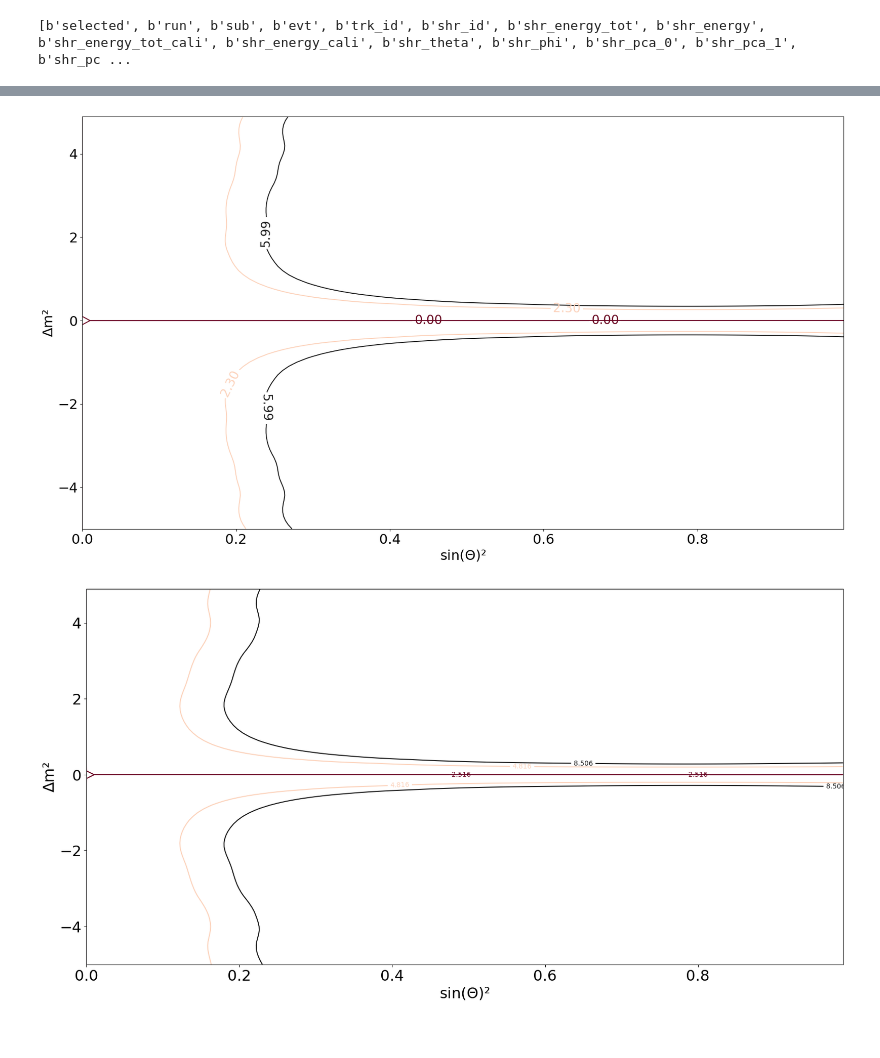
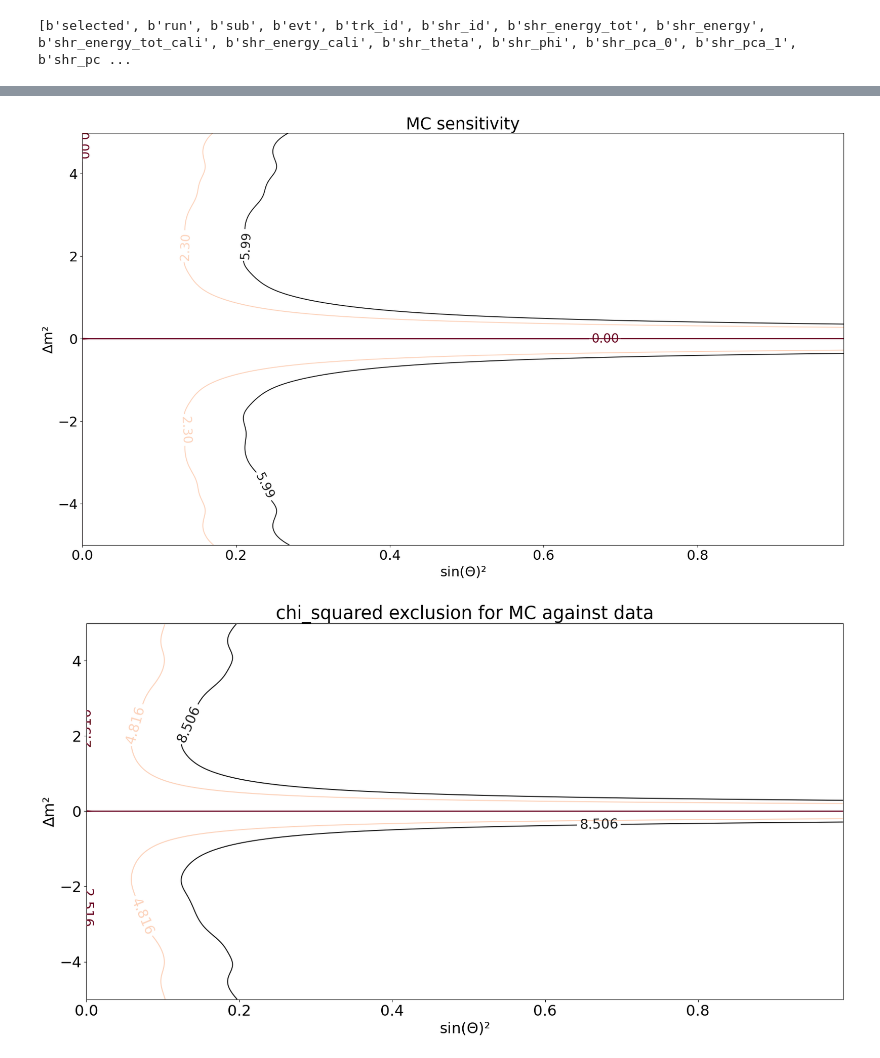
Before and after one commit to finnerudo/MScproject, a Jupyter notebook: Plotting_numu.ipynb, the cells around one changed output, grey strips where cells are left out. Cells and saved outputs as stored; diff of their text form; code cells hidden in the pictures.

```diff
--- a/Plotting_numu.ipynb
+++ b/Plotting_numu.ipynb
@@ -361,7 +369,7 @@ y_real = np.array(y_real)
 
 #Height of bin for EXT file
 EXT_figure = plt.figure(figsize=(8,6))
-EXT = sns.histplot(data=df_data_EXT, x='trk_energy_tot', bins=bins, color = 'red', alpha = 0.5, weights = 1/3.888, palette = 'deep')
+EXT = sns.histplot(data=df_data_EXT, x='trk_energy_tot', bins=bins, color = 'red', alpha = 0.5, weights = 1/3.88, palette = 'deep')
 bars = EXT.patches
 heights_EXT = [patch.get_height() for patch in bars]
 y_EXT = heights_EXT[:14]
@@ -372,8 +380,8 @@ test = y_real/MC_EXT_bins
 
 
 
-print(test)
+print(len(MC_EXT_bins))
 
 
-print(np.sum(y))
+print(np.sum(y_EXT))
 # %% [output]
@@ -487,7 +491,7 @@ Smallest chi squared reduced is 2.516037741410866
 #Contour plot/sensitivity plot
 
 angle_values_test = np.arange(0, 1, 1/100)
-delta_m_values_test = np.arange(-5,5, 0.10)
+delta_m_values_test = np.arange(-5,5, 0.01)
 
 
 plt.rcParams.update({'font.size': 22})
@@ -499,24 +503,26 @@ levels = [0,2.3,5.99]
 sensitivity = plt.contour(X_sens,Y_sens, sens, cmap='RdGy', levels = levels)
 plt.xlabel("sin($\Theta$)\u00b2")
 plt.ylabel('\u0394m\u00b2')
+plt.title('MC sensitivity')
 clb = plt.clabel(sensitivity, inline=True, fontsize=20)
 
 
 
 plt.savefig('Sensitivity.jpg')
 # %% [output]
-[figure, old version]
+[figure, new version]
 # %%
 #Sensitivity plot for MC and data
 
 
 sensitivity_data = contour_two(X_sens[0,:],Y_sens[:,0], MC_EXT_bins, heights)
 f_2,ax_2=plt.subplots(figsize=(20,10))
 levels_data = [2.51604,4.816,8.506]
-data_sens = plt.contour(X_sens, Y_sens, sensitivity_data, 20, cmap='RdGy', levels = levels_data)
+data_sens = plt.contour(X_sens, Y_sens, sensitivity_data, cmap='RdGy', levels = levels_data)
 plt.xlabel("sin($\Theta$)\u00b2")
 plt.ylabel('\u0394m\u00b2')
-clb_data = plt.clabel(data_sens, inline=1, fontsize=10)
+plt.title('chi_squared exclusion for MC against data')
+clb_data = plt.clabel(data_sens, inline=1, fontsize=20)
 plt.savefig('Sensitivity_data.jpg')
 # %% [output]
-[figure, old version]
+[figure, new version]
```
Also changed, not shown: parts of 16 cells of this notebook, 8 other files.
